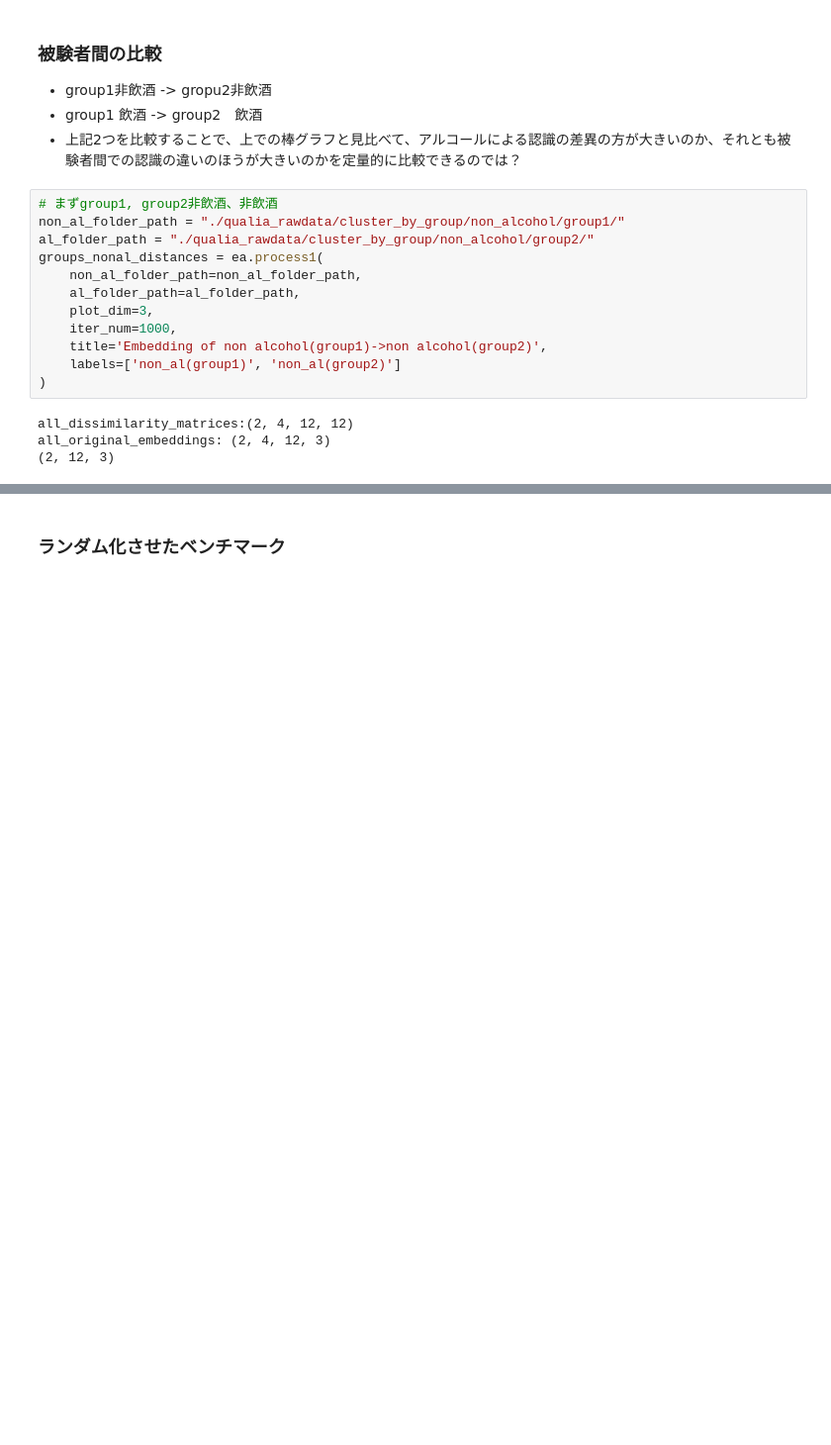
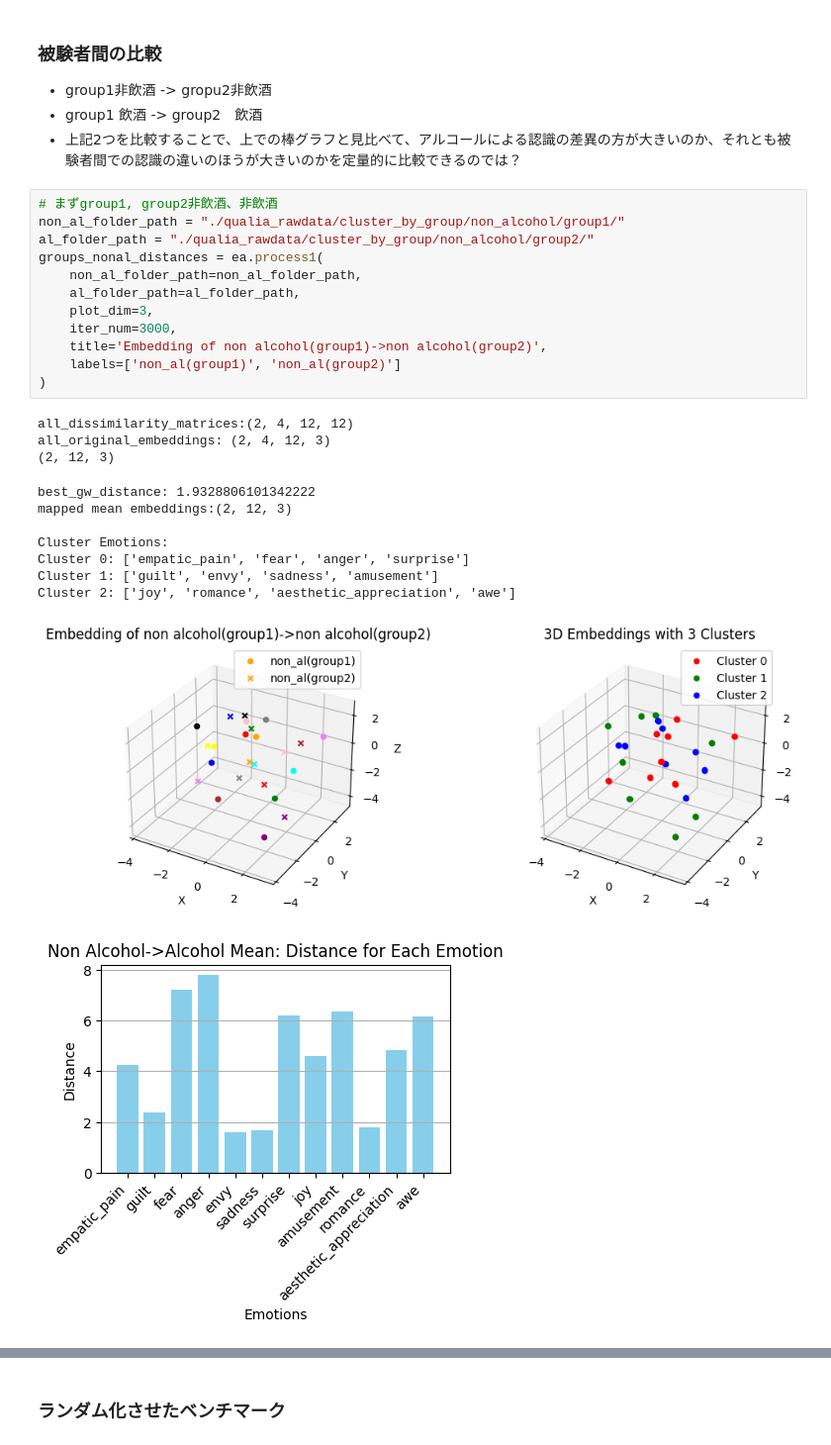
Before and after one commit to kentatkda/QualiaAnalysis, a Jupyter notebook: test_0708.ipynb, the cells around one changed output, grey strips where cells are left out. Shown at 99% size. Drawn from its saved outputs; the diff is of its cells as text; blank space fills up the shorter version.

```diff
--- a/test_0708.ipynb
+++ b/test_0708.ipynb
@@ -616,19 +339,28 @@ little_drunk_distances:4.730668569428579
 # %%
 # まずgroup1, group2非飲酒、非飲酒
 non_al_folder_path = "./qualia_rawdata/cluster_by_group/non_alcohol/group1/"
 al_folder_path = "./qualia_rawdata/cluster_by_group/non_alcohol/group2/"
 groups_nonal_distances = ea.process1(
     non_al_folder_path=non_al_folder_path,
     al_folder_path=al_folder_path,
     plot_dim=3,
-    iter_num=1000,
+    iter_num=3000,
     title='Embedding of non alcohol(group1)->non alcohol(group2)',
     labels=['non_al(group1)', 'non_al(group2)']
 )
 # %% [output]
 all_dissimilarity_matrices:(2, 4, 12, 12)
 all_original_embeddings: (2, 4, 12, 3)
 (2, 12, 3)
+best_gw_distance: 1.9328806101342222
+mapped mean embeddings:(2, 12, 3)
+
+Cluster Emotions:
+Cluster 0: ['empatic_pain', 'fear', 'anger', 'surprise']
+Cluster 1: ['guilt', 'envy', 'sadness', 'amusement']
+Cluster 2: ['joy', 'romance', 'aesthetic_appreciation', 'awe']
+[figure, added]
+[figure, added]
 # %%
 # 次にgroup1, group2飲酒、飲酒
 non_al_folder_path = "./qualia_rawdata/cluster_by_group/alcohol/group1/"
```
Also changed, not shown: parts of 15 cells of this notebook, 8 other files.
